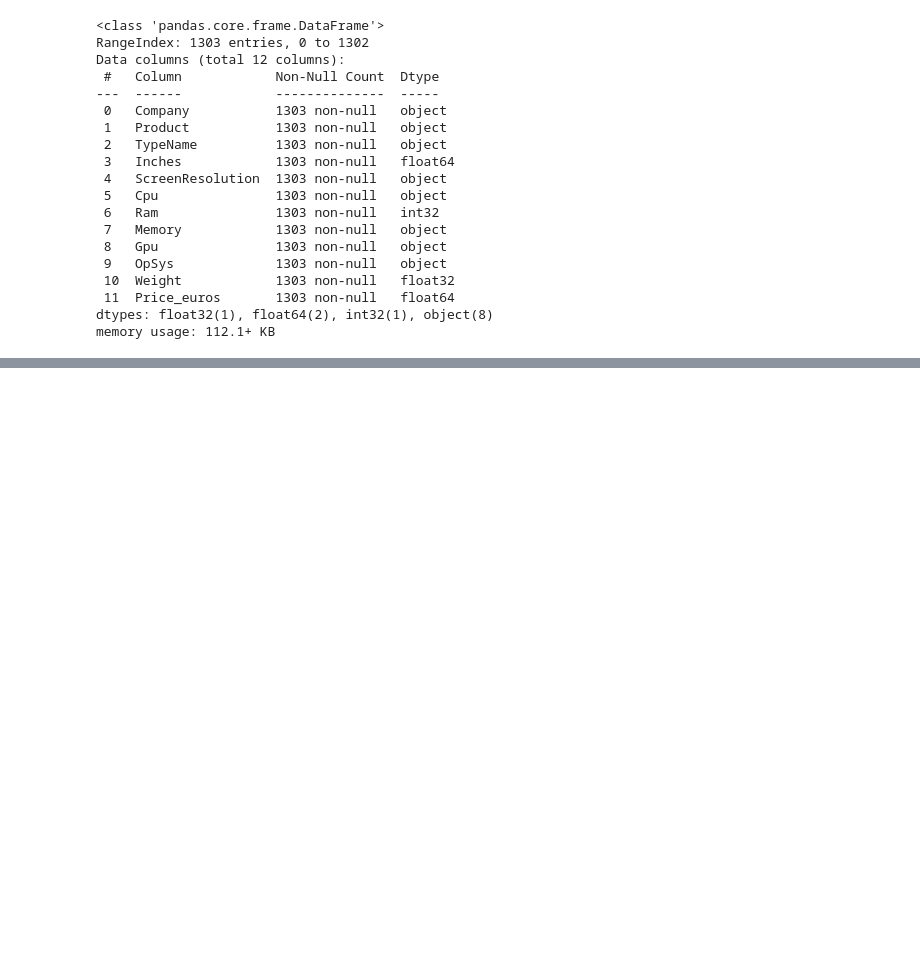
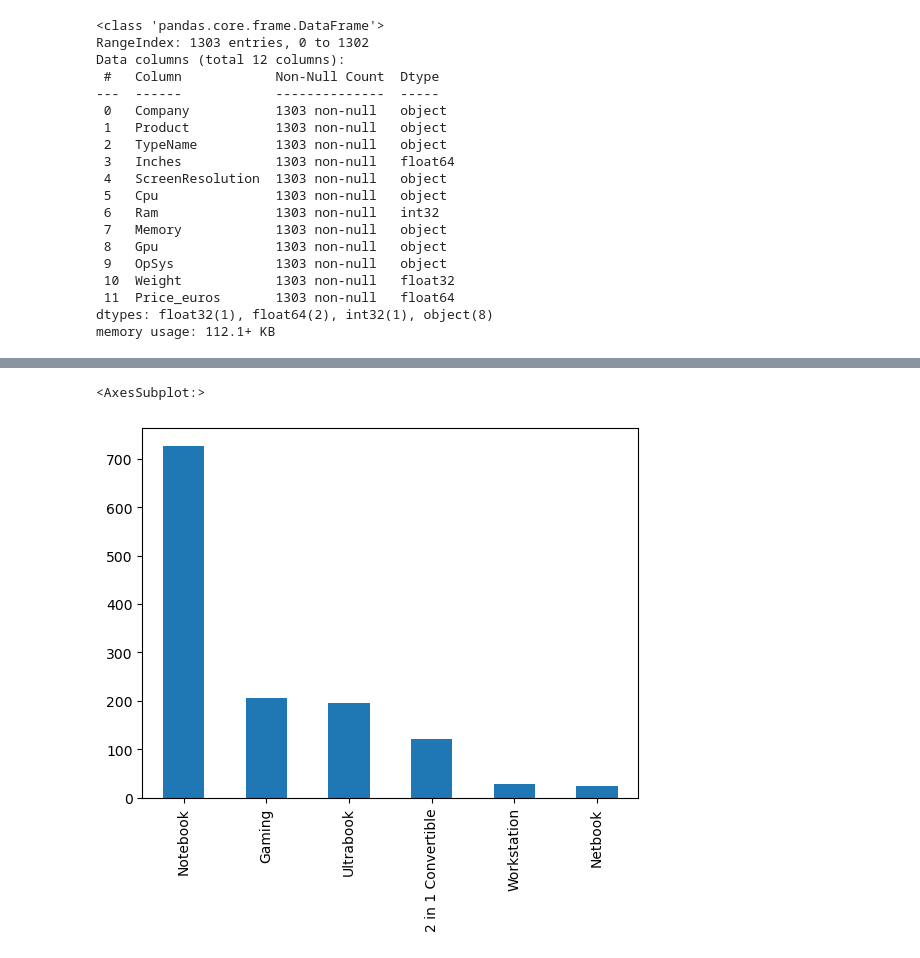
Before and after one commit to Debendra62/Laptop_price_prediction, a Jupyter notebook: laptop_price_prediction.ipynb, the cells around one changed output, grey strips where cells are left out. Cells and saved outputs as stored; diff of their text form; code cells hidden in the pictures; blank space fills up the shorter version.

```diff
--- a/laptop_price_prediction.ipynb
+++ b/laptop_price_prediction.ipynb
@@ -139,0 +192,5 @@ memory usage: 112.1+ KB
+# %%
+df['TypeName'].value_counts().plot(kind='bar')
+# %% [output]
+<AxesSubplot:>
+[figure, added]
```
Also changed, not shown: parts of 69 cells of this notebook.
